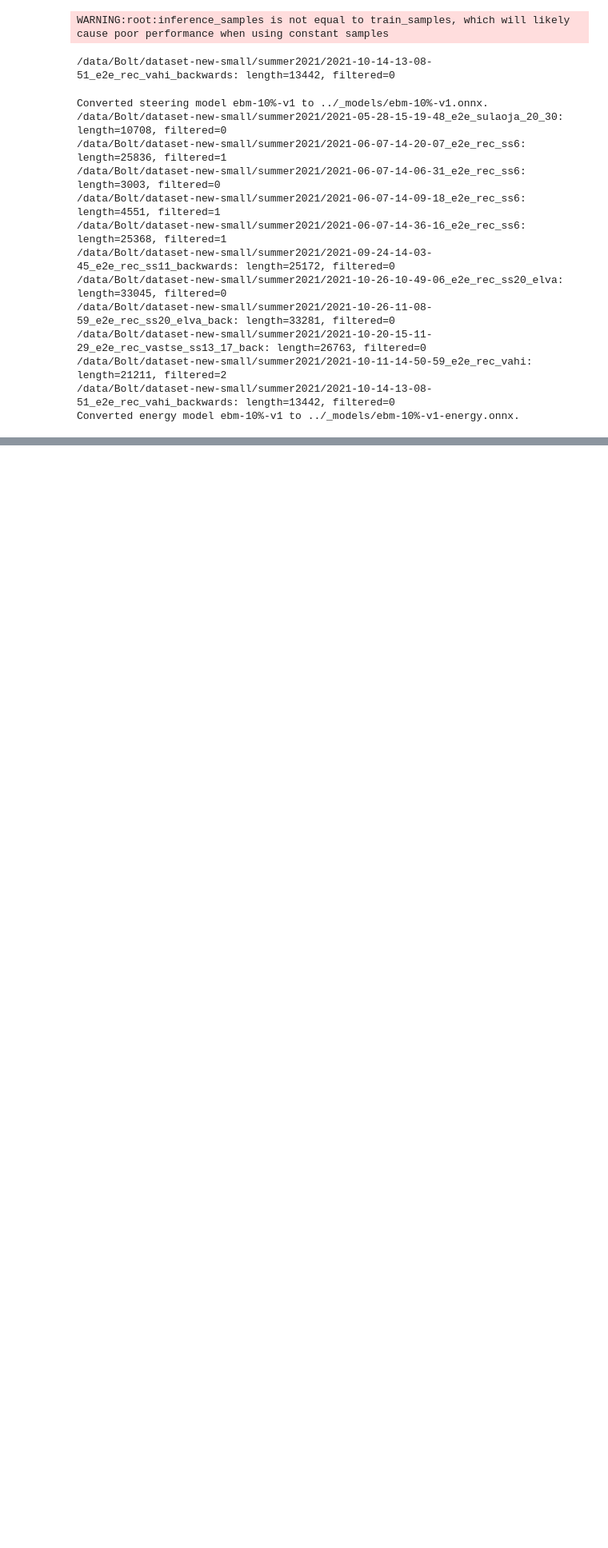
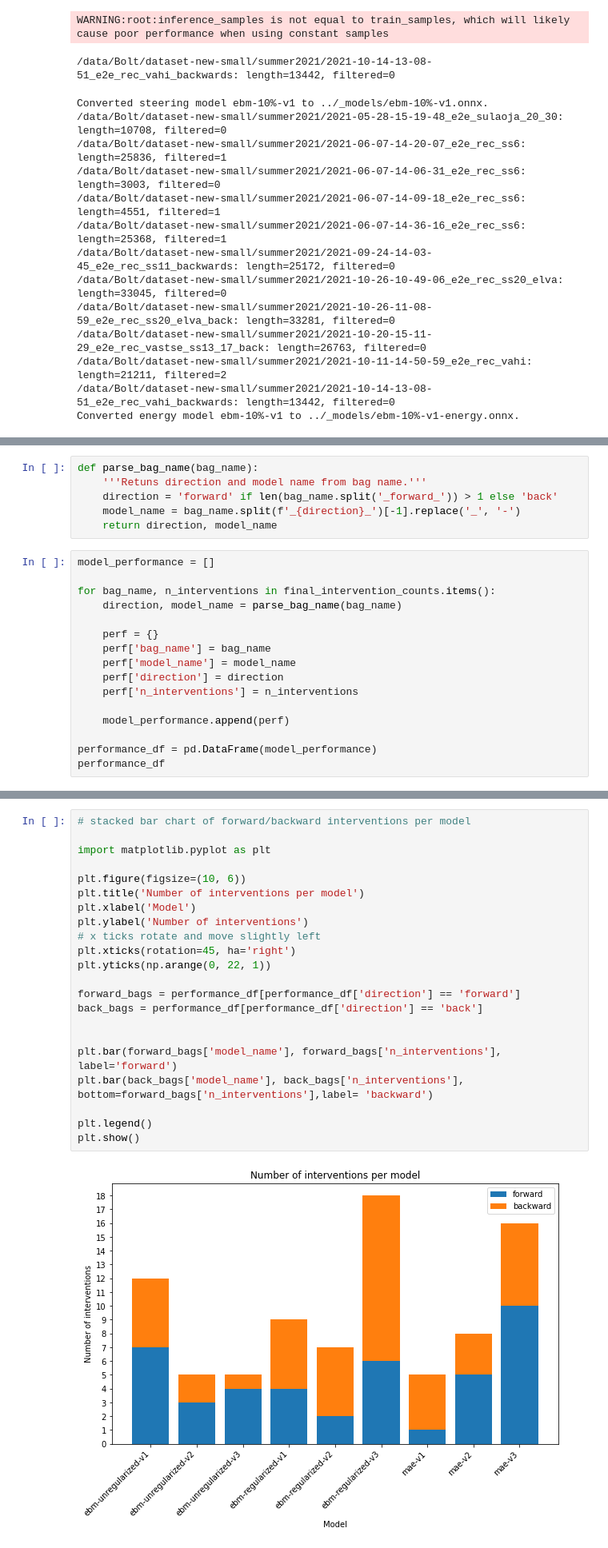
Before and after one commit to nikebless/e2e-driving, a Jupyter notebook: notebooks/thesis-evaluations.ipynb, the cells around one changed output, grey strips where cells are left out. Shown: that part at 80% size. Drawn from its saved outputs; the diff is of its cells as text; blank space fills up the shorter version.

```diff
--- a/notebooks/thesis-evaluations.ipynb
+++ b/notebooks/thesis-evaluations.ipynb
@@ -148,0 +167,22 @@ Converted energy model ebm-10%-v1 to ../_models/ebm-10%-v1-energy.onnx.
+# %%
+def parse_bag_name(bag_name):
+    '''Retuns direction and model name from bag name.'''
+    direction = 'forward' if len(bag_name.split('_forward_')) > 1 else 'back'
+    model_name = bag_name.split(f'_{direction}_')[-1].replace('_', '-')
+    return direction, model_name
+# %%
+model_performance = []
+
+for bag_name, n_interventions in final_intervention_counts.items():
+    direction, model_name = parse_bag_name(bag_name)
+
+    perf = {}
+    perf['bag_name'] = bag_name
+    perf['model_name'] = model_name
+    perf['direction'] = direction
+    perf['n_interventions'] = n_interventions
+
+    model_performance.append(perf)
+
+performance_df = pd.DataFrame(model_performance)
+performance_df
@@ -148,0 +207,24 @@ Converted energy model ebm-10%-v1 to ../_models/ebm-10%-v1-energy.onnx.
+# %%
+# stacked bar chart of forward/backward interventions per model
+
+import matplotlib.pyplot as plt
+
+plt.figure(figsize=(10, 6))
+plt.title('Number of interventions per model')
+plt.xlabel('Model')
+plt.ylabel('Number of interventions')
+# x ticks rotate and move slightly left
+plt.xticks(rotation=45, ha='right')
+plt.yticks(np.arange(0, 22, 1))
+
+forward_bags = performance_df[performance_df['direction'] == 'forward']
+back_bags = performance_df[performance_df['direction'] == 'back']
+
+
+plt.bar(forward_bags['model_name'], forward_bags['n_interventions'], label='forward')
+plt.bar(back_bags['model_name'], back_bags['n_interventions'], bottom=forward_bags['n_interventions'],label= 'backward')
+
+plt.legend()
+plt.show()
+# %% [output]
+[figure, added]
```
Also changed, not shown: parts of 19 cells of this notebook, 3 other files.
